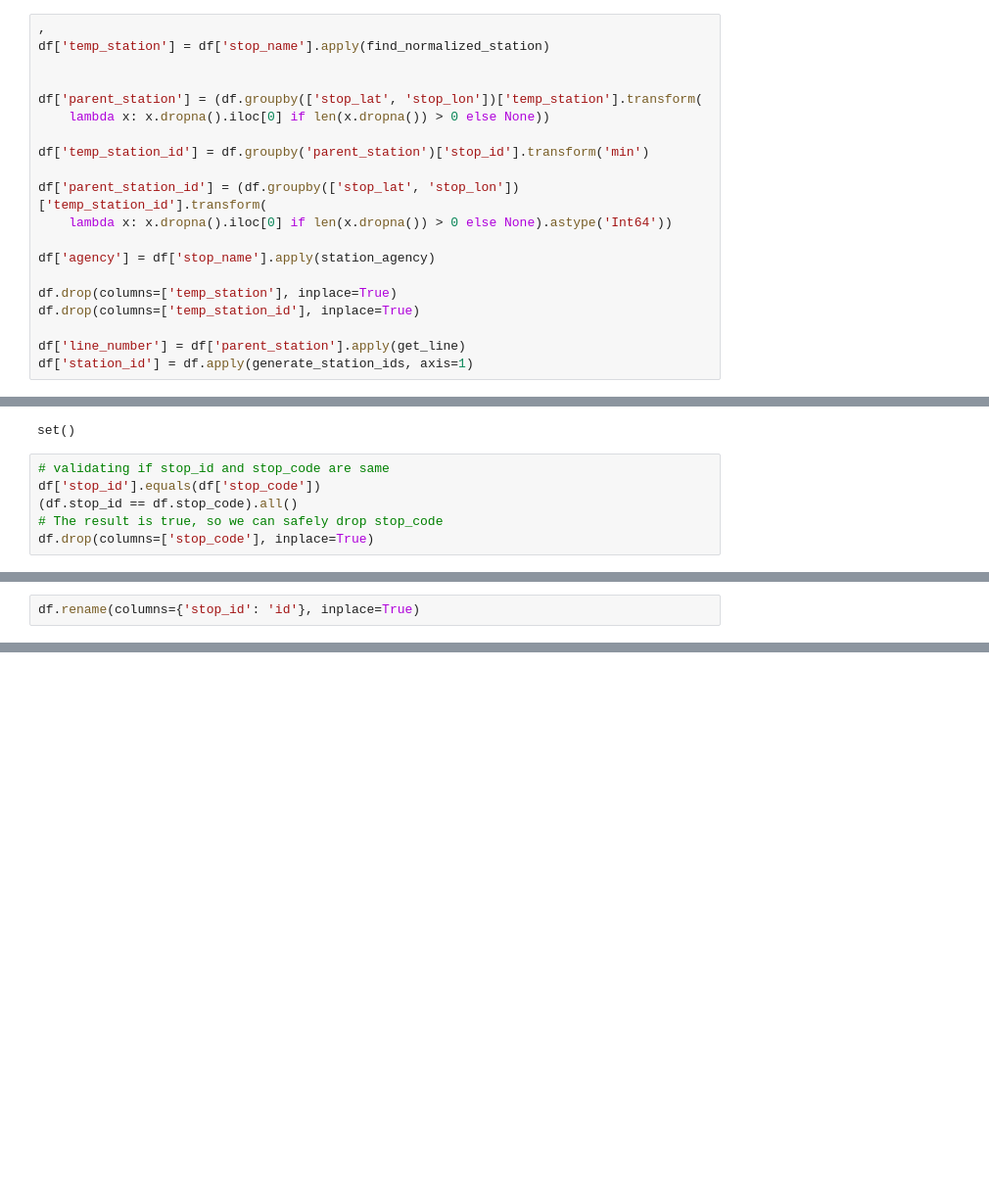
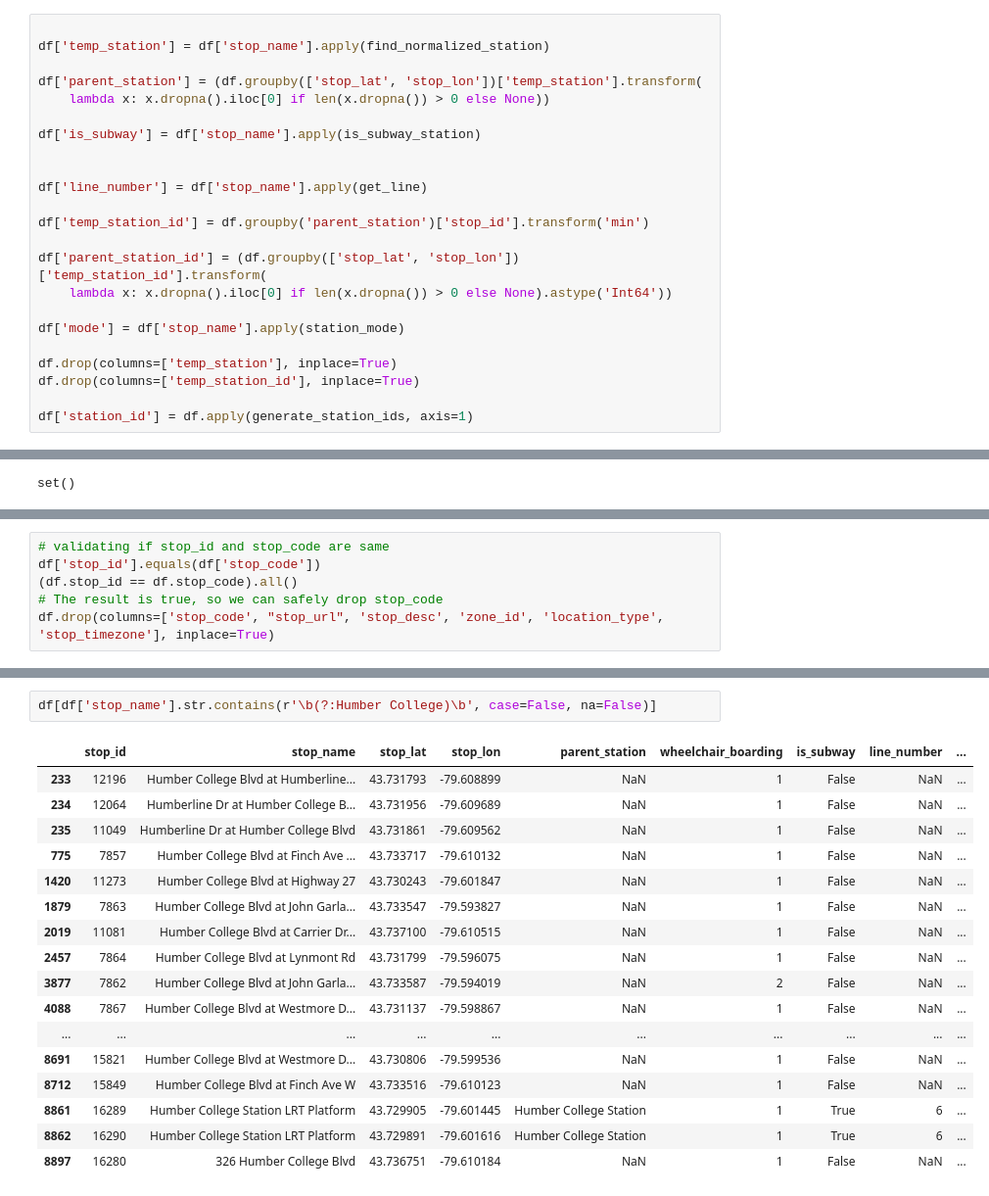
Before and after one commit to mohammedhashim790/ttc_data_analysis, a Jupyter notebook: index.ipynb, the cells around one changed output, grey strips where cells are left out. Shown at 98% size. Cells and saved outputs as stored; diff of their text form; blank space fills up the shorter version.

Commit message:
feat: Fixed Inaccuracy in Station Identification using Regex

```diff
--- a/index.ipynb
+++ b/index.ipynb
@@ -207,20 +246,23 @@ def generate_station_ids(row):
 # %%
-,
+
 df['temp_station'] = df['stop_name'].apply(find_normalized_station)
-
 
 df['parent_station'] = (df.groupby(['stop_lat', 'stop_lon'])['temp_station'].transform(
     lambda x: x.dropna().iloc[0] if len(x.dropna()) > 0 else None))
+
+df['is_subway'] = df['stop_name'].apply(is_subway_station)
+
+
+df['line_number'] = df['stop_name'].apply(get_line)
 
 df['temp_station_id'] = df.groupby('parent_station')['stop_id'].transform('min')
 
 df['parent_station_id'] = (df.groupby(['stop_lat', 'stop_lon'])['temp_station_id'].transform(
     lambda x: x.dropna().iloc[0] if len(x.dropna()) > 0 else None).astype('Int64'))
 
-df['agency'] = df['stop_name'].apply(station_agency)
+df['mode'] = df['stop_name'].apply(station_mode)
 
 df.drop(columns=['temp_station'], inplace=True)
 df.drop(columns=['temp_station_id'], inplace=True)
 
-df['line_number'] = df['parent_station'].apply(get_line)
 df['station_id'] = df.apply(generate_station_ids, axis=1)
@@ -278,9 +357,3 @@ not_found
 set(df['parent_station'].dropna().unique().tolist()) - set(ttc_station_list)
 # %% [output]
 set()
-# %%
-# validating if stop_id and stop_code are same
-df['stop_id'].equals(df['stop_code'])
-(df.stop_id == df.stop_code).all()
-# The result is true, so we can safely drop stop_code
-df.drop(columns=['stop_code'], inplace=True)
@@ -291,2 +359,0 @@ df.shape
-# %%
-df.rename(columns={'stop_id': 'id'}, inplace=True)
@@ -292,0 +364,6 @@ df.rename(columns={'stop_id': 'id'}, inplace=True)
+# %%
+# validating if stop_id and stop_code are same
+df['stop_id'].equals(df['stop_code'])
+(df.stop_id == df.stop_code).all()
+# The result is true, so we can safely drop stop_code
+df.drop(columns=['stop_code', "stop_url", 'stop_desc', 'zone_id', 'location_type', 'stop_timezone'], inplace=True)
@@ -371,0 +508,20 @@ df[['stop_id', 'stop_name','agency', 'station_id']].isna().any()
+# %%
+df[df['stop_name'].str.contains(r'\b(?:Humber College)\b', case=False, na=False)]
+# %% [output]
+|  | stop_id | stop_name | stop_lat | stop_lon | parent_station | wheelchair_boarding | is_subway | line_number | ... |
+| 233 | 12196 | Humber College Blvd at Humberline... | 43.731793 | -79.608899 | NaN | 1 | False | NaN | ... |
+| 234 | 12064 | Humberline Dr at Humber College B... | 43.731956 | -79.609689 | NaN | 1 | False | NaN | ... |
+| 235 | 11049 | Humberline Dr at Humber College Blvd | 43.731861 | -79.609562 | NaN | 1 | False | NaN | ... |
+| 775 | 7857 | Humber College Blvd at Finch Ave ... | 43.733717 | -79.610132 | NaN | 1 | False | NaN | ... |
+| 1420 | 11273 | Humber College Blvd at Highway 27 | 43.730243 | -79.601847 | NaN | 1 | False | NaN | ... |
+| 1879 | 7863 | Humber College Blvd at John Garla... | 43.733547 | -79.593827 | NaN | 1 | False | NaN | ... |
+| 2019 | 11081 | Humber College Blvd at Carrier Dr... | 43.737100 | -79.610515 | NaN | 1 | False | NaN | ... |
+| 2457 | 7864 | Humber College Blvd at Lynmont Rd | 43.731799 | -79.596075 | NaN | 1 | False | NaN | ... |
+| 3877 | 7862 | Humber College Blvd at John Garla... | 43.733587 | -79.594019 | NaN | 2 | False | NaN | ... |
+| 4088 | 7867 | Humber College Blvd at Westmore D... | 43.731137 | -79.598867 | NaN | 1 | False | NaN | ... |
+| ... | ... | ... | ... | ... | ... | ... | ... | ... | ... |
+| 8691 | 15821 | Humber College Blvd at Westmore D... | 43.730806 | -79.599536 | NaN | 1 | False | NaN | ... |
+| 8712 | 15849 | Humber College Blvd at Finch Ave W | 43.733516 | -79.610123 | NaN | 1 | False | NaN | ... |
+| 8861 | 16289 | Humber College Station LRT Platform | 43.729905 | -79.601445 | Humber College Station | 1 | True | 6 | ... |
+| 8862 | 16290 | Humber College Station LRT Platform | 43.729891 | -79.601616 | Humber College Station | 1 | True | 6 | ... |
+| 8897 | 16280 | 326 Humber College Blvd | 43.736751 | -79.610184 | NaN | 1 | False | NaN | ... |
```
Also changed, not shown: parts of 40 cells of this notebook, 4 other files.
